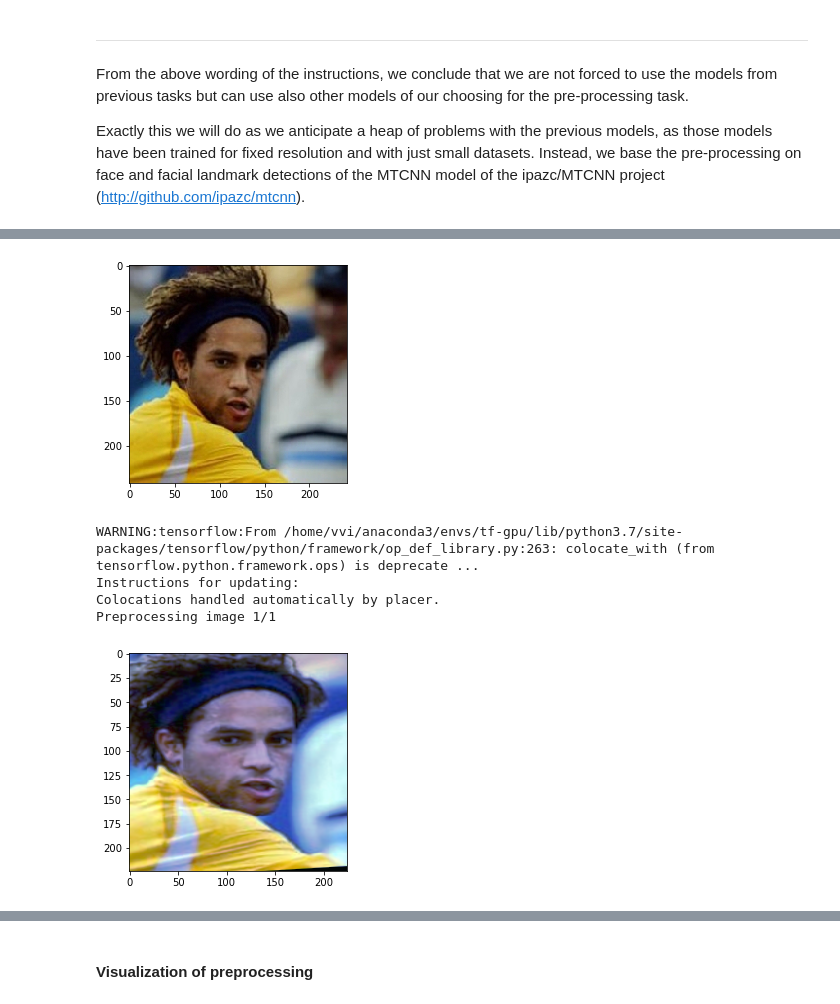
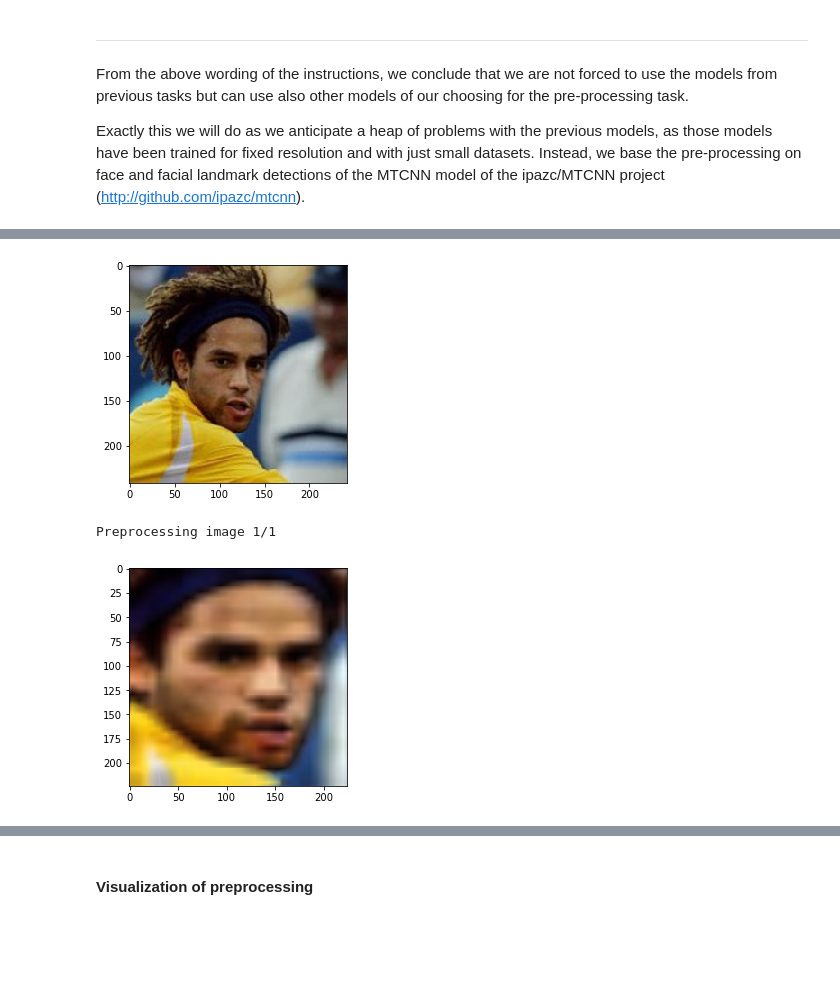
Before and after one commit to vvivvi/face-recognition, a Jupyter notebook: ace_Recognition_task_video_tests.ipynb, the cells around one changed output, grey strips where cells are left out. Drawn from its saved outputs; the diff is of its cells as text; code cells hidden in the pictures; blank space fills up the shorter version.

```diff
--- a/ace_Recognition_task_video_tests.ipynb
+++ b/ace_Recognition_task_video_tests.ipynb
@@ -177,6 +177,7 @@ Exactly this we will do as we anticipate a heap of problems with the previous mo
 # %%
 # from week 1 assignment
 from skimage import transform
+from skimage.util import img_as_ubyte
 
 def bbox_of_rotated_box(x,y,w,h,degrees):
 
@@ -193,7 +194,7 @@ def bbox_of_rotated_box(x,y,w,h,degrees):
 
     return int(np.round(x_new+center[0])), int(np.round(y_new+center[1])), int(np.round(w_new)), int(np.round(h_new))
 
-def transform_face(image, eyes, facebox, size_multiplier = 2.15):
+def transform_face(image, eyes, facebox, param={}):
 
 
     # print('Incoming face: ',facebox)
@@ -206,14 +207,14 @@ def transform_face(image, eyes, facebox, size_multiplier = 2.15):
 
     img_rotated = transform.rotate(image,np.degrees(angle), center=center)
 
-    crop_to_facebox = True
+    crop_to_facebox = param.get('crop_to_face',False)
 
     if crop_to_facebox:
         x,y,w,h = facebox
         x,y,w,h = bbox_of_rotated_box(x,y,w,h,np.degrees(angle))
         # print('Rotated bbox: ',x,y,w,h)
 
-        EXPAND_FACTOR = 1.5
+        EXPAND_FACTOR = param.get('size_multiplier',1.5)
 
         box_left = int(x-(EXPAND_FACTOR-1)*w/2)
         box_right = int(box_left+EXPAND_FACTOR*w-1)
@@ -221,10 +222,8 @@ def transform_face(image, eyes, facebox, size_multiplier = 2.15):
         box_top = int(y-(EXPAND_FACTOR-1)*w/2)
         box_bottom = int(box_top+EXPAND_FACTOR*h-1)
 
-    #plt.imshow(img_rotated)
-    #print('Rotated image')
-    #plt.show()
     else:
+        size_multiplier=param.get('size_multiplier',2.15)
         face_extent = int(size_multiplier*dist)
 
     # print('Face extent: ', face_extent)
@@ -238,10 +237,14 @@ def transform_face(image, eyes, facebox, size_multiplier = 2.15):
     pad=max(0,-box_left,-box_top,box_bottom-image.shape[0]-1, box_right-image.shape[1]-1)
     img_crop = np.pad(img_rotated, ((pad,pad),(pad,pad),(0,0)))[box_top+pad:box_bottom+1+pad, box_left+pad:box_right+1+pad]
 
-    #BOTTLENECK_SIZE = 90
-    #img_crop = transform.resize(img_crop, (BOTTLENECK_SIZE, BOTTLENECK_SIZE))
 
-    return transform.resize(img_crop, (224, 224))
+    BOTTLENECK_SIZE = param.get('bottleneck_size',0)
+    if BOTTLENECK_SIZE > 0:
+        img_crop = transform.resize(img_crop, (BOTTLENECK_SIZE, BOTTLENECK_SIZE))
+
+    t = transform.resize(img_crop, (224, 224))
+
+    return img_as_ubyte(np.clip(t,0.0,1.0))
 # %%
 import scipy.misc
 from mtcnn.mtcnn import MTCNN
@@ -353,16 +340,13 @@ Using TensorFlow backend.
 # %%
 plt.imshow(x_train['0.jpg'])
 plt.show()
-xx=preprocess_imgs([x_train['0.jpg']])[0]
+xx=preprocess_imgs([x_train['0.jpg']],param={'crop_to_face':True, 'size_multiplier':1.2, 'adaptive_equalization':True, 'bottleneck_size':32})[0]
 plt.imshow(xx)
 plt.show()
 # %% [output]
 [figure]
-WARNING:tensorflow:From /home/vvi/anaconda3/envs/tf-gpu/lib/python3.7/site-packages/tensorflow/python/framework/op_def_library.py:263: colocate_with (from tensorflow.python.framework.ops) is deprecate ...
-Instructions for updating:
-Colocations handled automatically by placer.
 Preprocessing image 1/1
-[figure, old version]
+[figure, new version]
 # %%
 plt.imshow(video_test['0'][0])
 plt.show()
```
Also changed, not shown: parts of 15 cells of this notebook.
